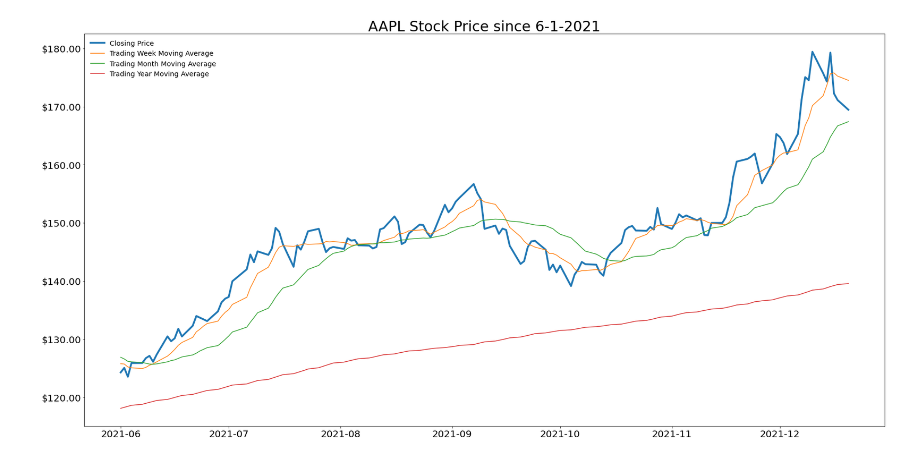
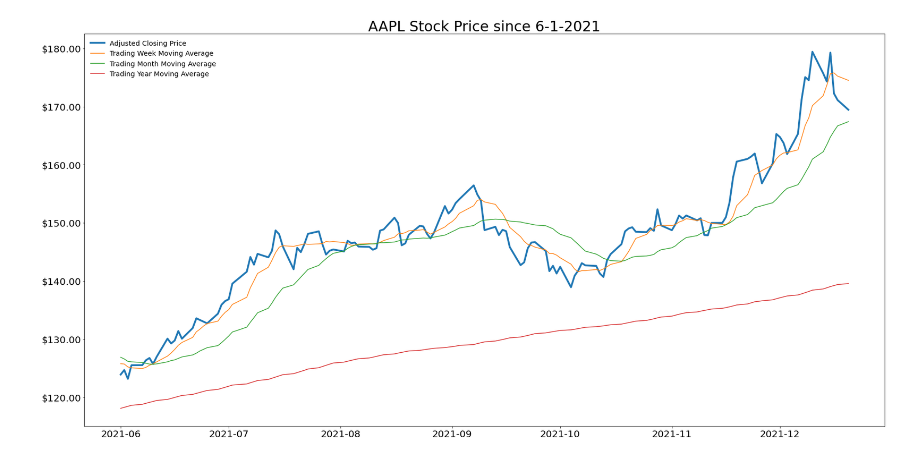
Before and after one commit to tjbray20/Market_Machine_Learning, a Jupyter notebook: MainNotebook.ipynb, the cells around one changed output. Drawn from its saved outputs; the diff is of its cells as text; code cells hidden in the pictures.

```diff
--- a/MainNotebook.ipynb
+++ b/MainNotebook.ipynb
@@ -83,7 +84,7 @@ bbands_df = add_bbands(df)
 # %%
 def add_sma(df):
 
-    sma_days = [7,22,252]
+    sma_days = [7,22,50,252]
 
     for i in sma_days:
         name = f'sma{i}'
@@ -95,7 +96,7 @@ sma_df = add_sma(bbands_df)
 # %%
 def add_ema(df):
 
-    ema_days = [7,22,252]
+    ema_days = [7,22,50,252]
 
     for i in ema_days:
         name = f'ema{i}'
@@ -113,20 +114,20 @@ df = ema_df
 # %%
 date = '6-1-2021'
 title = f'{x} Stock Price since {date}'
 
 plotdata = df[df.index >= date]
 fig, ax = plt.subplots(figsize = (24,12))
-plt.tight_layout()
-ax.plot(plotdata.close, linewidth = 3.8)
+ax.plot(plotdata.adjustedclose, linewidth = 3.8)
 ax.plot(plotdata.sma7)
 ax.plot(plotdata.sma22)
 ax.plot(plotdata.sma252)
 ax.yaxis.set_major_formatter('${x:1,.2f}')
-ax.legend(['Closing Price', 'Trading Week Moving Average', 'Trading Month Moving Average', 'Trading Year Moving Average'],
+ax.legend(['Adjusted Closing Price', 'Trading Week Moving Average', 'Trading Month Moving Average', 'Trading Year Moving Average'],
          fontsize = 'x-large', edgecolor = '1')
 ax.set_title(title, fontsize = '30')
 plt.xticks(fontsize = '20')
 plt.yticks(fontsize = '20')
+
 plt.show()
 # %% [output]
-[figure, old version]
+[figure, new version]
```
Also changed, not shown: parts of 26 cells of this notebook, 1 other file.
